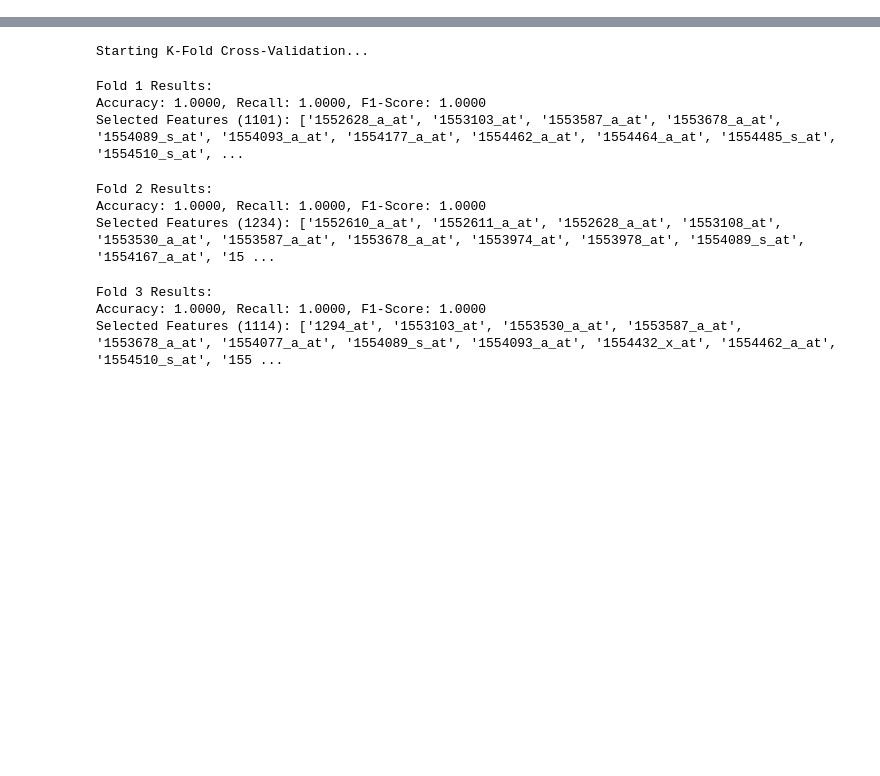
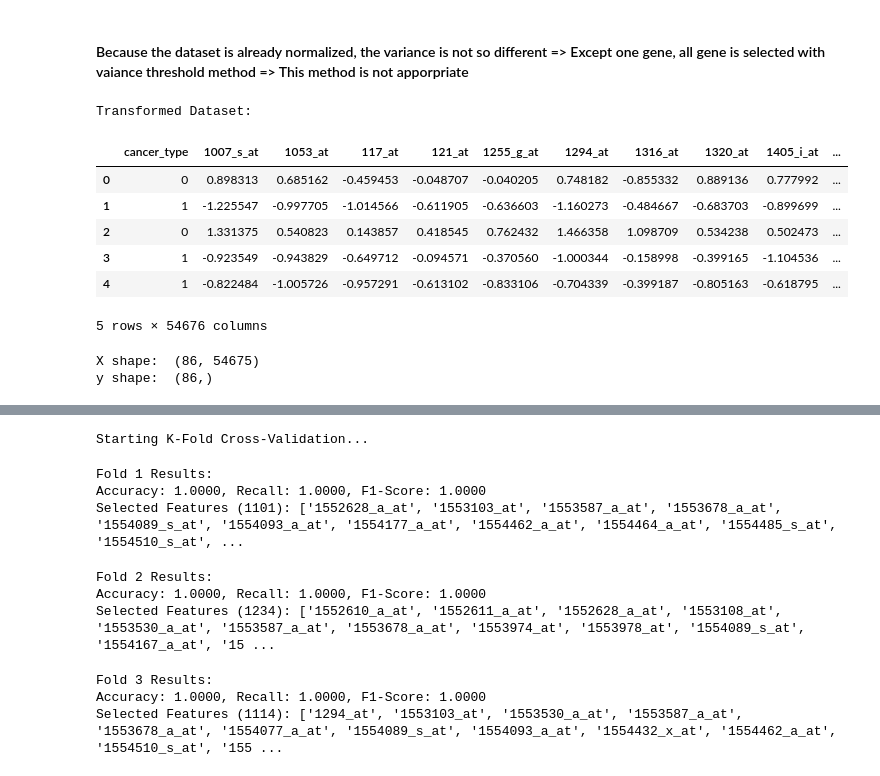
Before and after one commit to PhongCT1105/Cancer_Detector, a Jupyter notebook: Bladder.ipynb, the cells around one changed output, grey strips where cells are left out. Saved outputs shown, nothing was run; the diff lists cells and outputs as text; code cells hidden in the pictures; blank space fills up the shorter version.

```diff
--- a/Bladder.ipynb
+++ b/Bladder.ipynb
@@ -159,0 +152,46 @@ Selected features: 500
+# %% [markdown]
+#### Because the dataset is already normalized, the variance is not so different => Except one gene, all gene is selected with vaiance threshold method => This method is not apporpriate
+# %%
+import pandas as pd
+from sklearn.compose import ColumnTransformer
+from sklearn.pipeline import Pipeline
+from sklearn.preprocessing import StandardScaler
+
+# Define feature columns
+target_column = 'cancer_type'
+feature_columns = df.columns.drop(target_column)
+
+# Define the transformation pipeline for features
+pipeline = Pipeline([
+    ('scaler', ColumnTransformer(transformers=[
+        ('scale', StandardScaler(), feature_columns)
+    ]))
+])
+
+# Apply the pipeline to scale features
+df[feature_columns] = pipeline.fit_transform(df[feature_columns])
+
+# Display the transformed dataset
+print("\nTransformed Dataset:")
+display(df.head())
+# %% [output]
+Transformed Dataset:
+|  | cancer_type | 1007_s_at | 1053_at | 117_at | 121_at | 1255_g_at | 1294_at | 1316_at | 1320_at | 1405_i_at | ... |
+| 0 | 0 | 0.898313 | 0.685162 | -0.459453 | -0.048707 | -0.040205 | 0.748182 | -0.855332 | 0.889136 | 0.777992 | ... |
+| 1 | 1 | -1.225547 | -0.997705 | -1.014566 | -0.611905 | -0.636603 | -1.160273 | -0.484667 | -0.683703 | -0.899699 | ... |
+| 2 | 0 | 1.331375 | 0.540823 | 0.143857 | 0.418545 | 0.762432 | 1.466358 | 1.098709 | 0.534238 | 0.502473 | ... |
+| 3 | 1 | -0.923549 | -0.943829 | -0.649712 | -0.094571 | -0.370560 | -1.000344 | -0.158998 | -0.399165 | -1.104536 | ... |
+| 4 | 1 | -0.822484 | -1.005726 | -0.957291 | -0.613102 | -0.833106 | -0.704339 | -0.399187 | -0.805163 | -0.618795 | ... |
+5 rows × 54676 columns
+# %%
+# Get X, y for data processing
+import pandas as pd
+target = 'cancer_type'
+X = df.drop(columns=target)
+y = df[target]
+
+print("X shape: ", X.shape)
+print("y shape: ", y.shape)
+# %% [output]
+X shape:  (86, 54675)
+y shape:  (86,)
```
Also changed, not shown: parts of 11 cells of this notebook.
